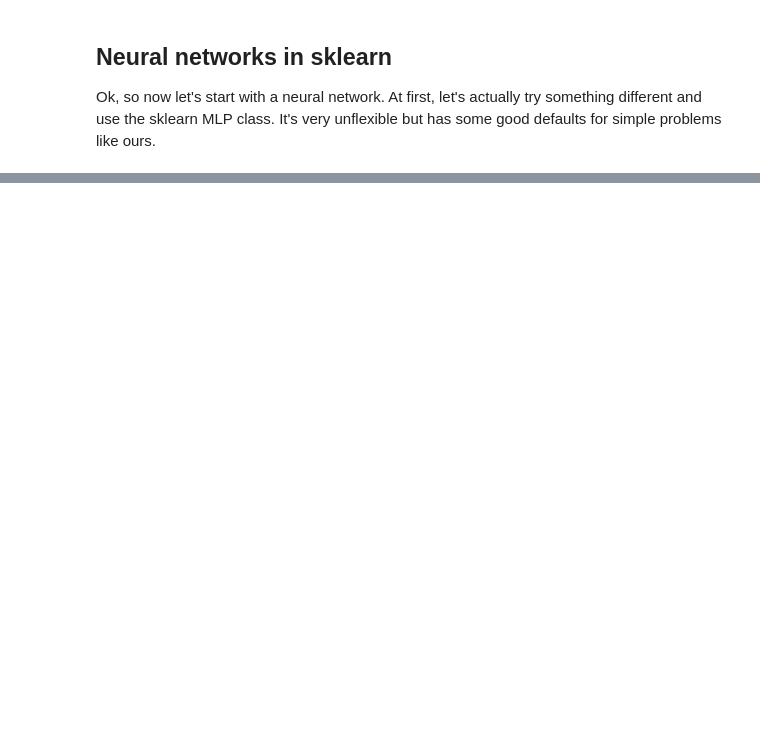
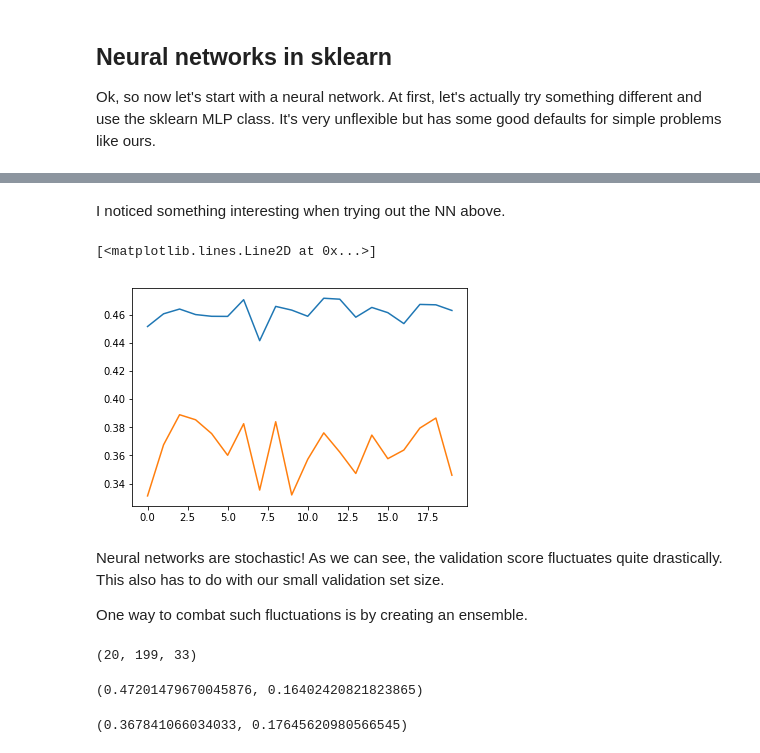
Before and after one commit to waves2weather/W2W-ML-Workshop, a Jupyter notebook: nb5_ml-windfarm.ipynb, the cells around one changed output, grey strips where cells are left out. Drawn from its saved outputs; the diff is of its cells as text; code cells hidden in the pictures; blank space fills up the shorter version.

```diff
--- a/nb5_ml-windfarm.ipynb
+++ b/nb5_ml-windfarm.ipynb
@@ -220,0 +215,22 @@ Train R2 =  0.4836062585782892 , Valid R2 =  0.28904653812289294 , Valid RMSE =
+# %% [markdown]
+I noticed something interesting when trying out the NN above.
+# %%
+train_scores, valid_scores = [], []
+train_rmses, valid_rmses = [], []
+nns = []
+for i in range(20):
+    nn = MLPRegressor(hidden_layer_sizes=[32, 32], activation='tanh', max_iter=200)
+    nn.fit(X_train, y_train)
+    train_scores.append(nn.score(X_train, y_train)); valid_scores.append(nn.score(X_valid, y_valid))
+    train_rmses.append(rmse(nn.predict(X_train), y_train)); valid_rmses.append(rmse(nn.predict(X_valid), y_valid))
+    nns.append(nn)
+# %%
+plt.plot(train_scores)
+plt.plot(valid_scores)
+# %% [output]
+[<matplotlib.lines.Line2D at 0x...>]
+[figure, added]
+# %% [markdown]
+Neural networks are stochastic! As we can see, the validation score fluctuates quite drastically. This also has to do with our small validation set size.
+
+One way to combat such fluctuations is by creating an ensemble.
@@ -220,0 +239,12 @@ Train R2 =  0.4836062585782892 , Valid R2 =  0.28904653812289294 , Valid RMSE =
+# %%
+ensemble_preds = np.array(ensemble_preds); ensemble_preds.shape
+# %% [output]
+(20, 199, 33)
+# %%
+r2_score(y_valid, ensemble_preds.mean(0)), rmse(y_valid, ensemble_preds.mean(0))
+# %% [output]
+(0.47201479670045876, 0.16402420821823865)
+# %%
+np.mean(valid_scores), np.mean(valid_rmses)
+# %% [output]
+(0.367841066034033, 0.17645620980566545)
```
Also changed, not shown: parts of 39 cells of this notebook, 2 other files.
